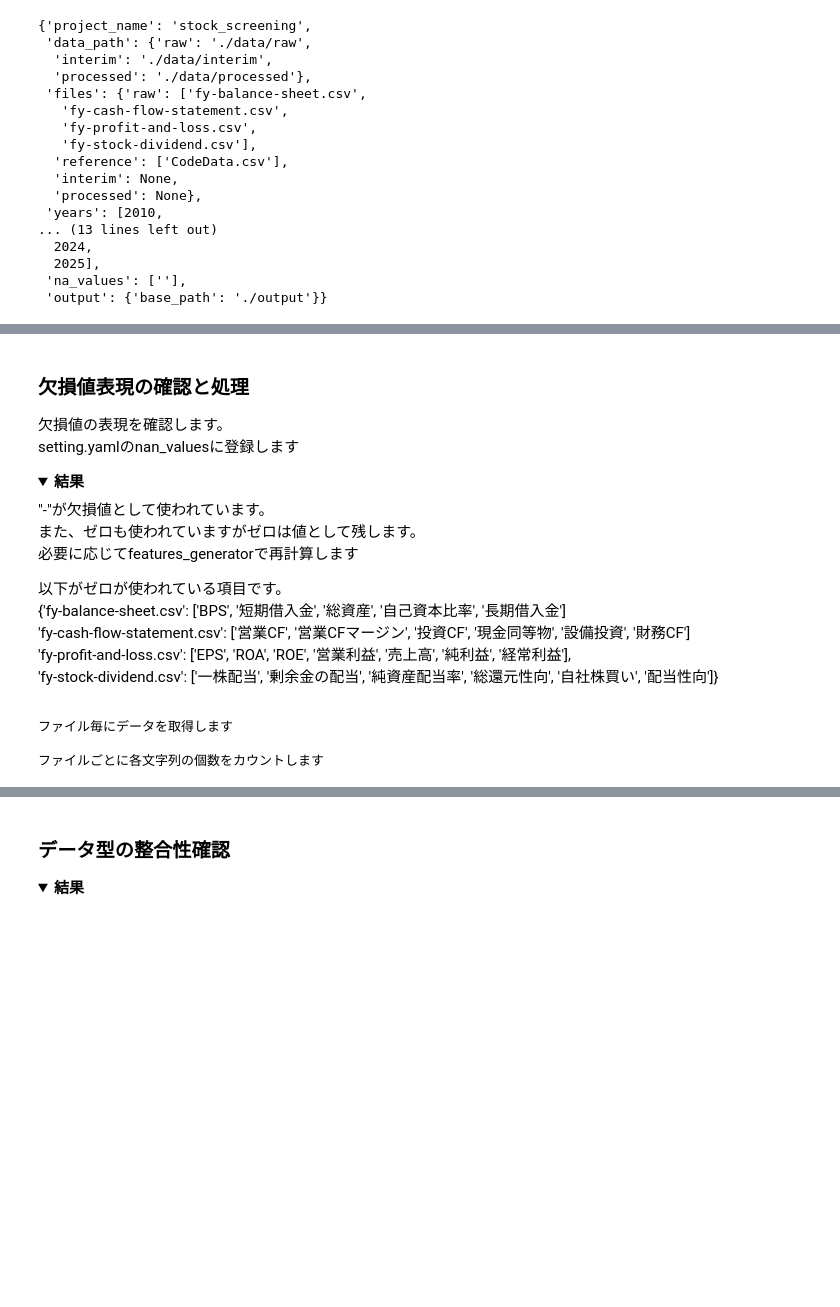
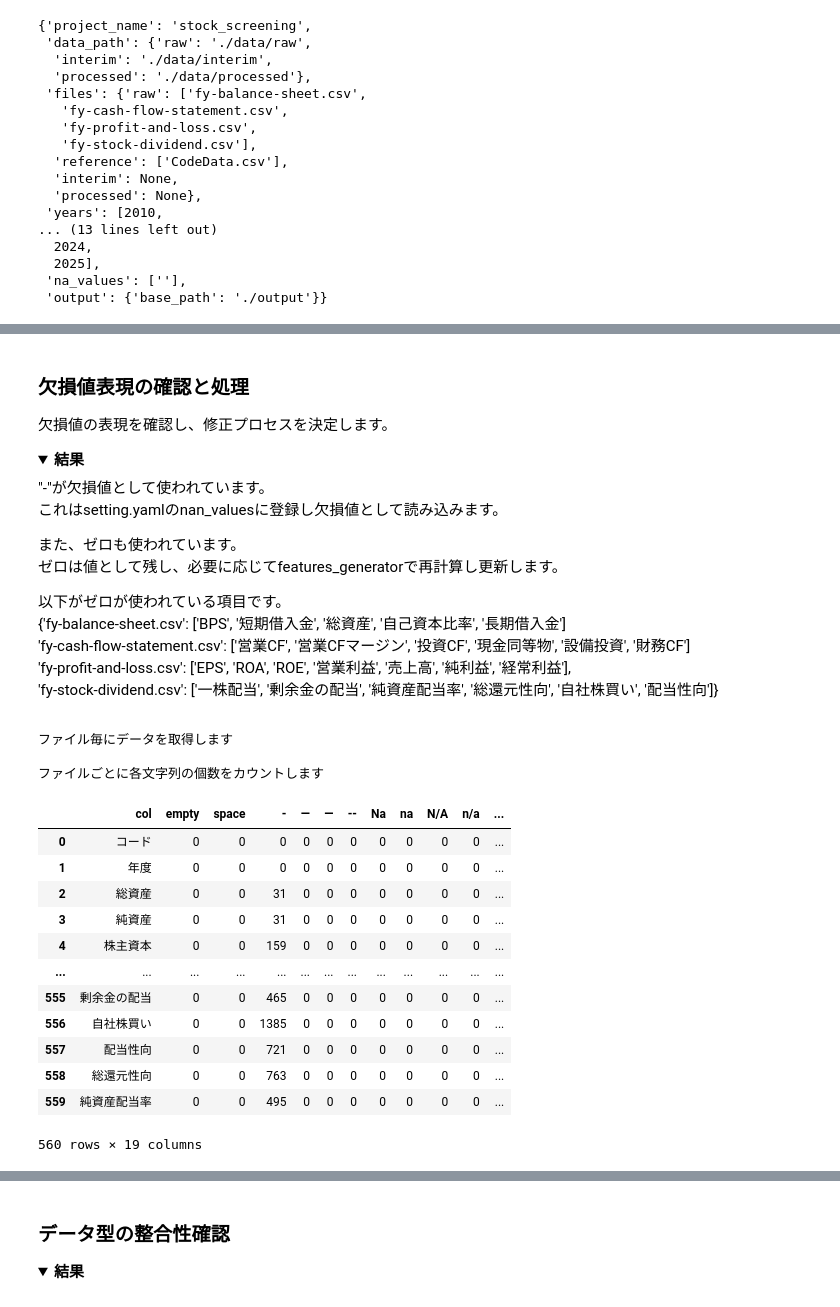
Before and after one commit to Tetibeam/003_stock_screening_preproc, a Jupyter notebook: 01_initial_creening.ipynb, the cells around one changed output, grey strips where cells are left out. Cells and saved outputs as stored; diff of their text form; code cells hidden in the pictures; folded sections open; blank space fills up the shorter version.

```diff
--- a/01_initial_creening.ipynb
+++ b/01_initial_creening.ipynb
@@ -55,21 +62,24 @@ display(settings)
 print("")
 print("ファイル毎にデータをロードします")
 df_DATAs_BY_ALL_FILEs = dl.load_data_by_files(
-    settings["data_path"]["raw"],settings["years"],settings["files"]["raw"],[""]
+    settings["data_path"]["raw"],settings["years"],settings["files"]["raw"]
 )
-#display(df_DATAs_BY_ALL_FILEs)
+display(df_DATAs_BY_ALL_FILEs)
 
 print("")
-print("エラーなくロードできているようです。次に欠けてるファイルがないか確認します")
-for (filename,year), df in df_DATAs_BY_ALL_FILEs.items():
-    if df.empty:
-        print(file,year,"データフレームが空です")
-    else:
-        #print("OK")
-        continue
+print("次に欠けてるファイルがないか確認します")
+def chk_file_missing(df_DATAs_BY_ALL_FILEs):
+    flg = True
+    for (filename,year), df in df_DATAs_BY_ALL_FILEs.items():
+        if df.empty:
+            print("❌ ".filename,year,"データフレームが空です")
+            flg = False
+    if flg:
+        print("✅ ファイル欠損はありません。")
+chk_file_missing(df_DATAs_BY_ALL_FILEs)
 
 print("")
-print("欠けているファイルはないようです、次に重複ファイルがないか確認します")
+print("重複ファイルがないか確認します")
 def df_hash(df, ignore_order=False):
     data_only = df.copy().fillna("").astype(str)
     if ignore_order:
@@ -94,6 +104,4 @@ else:
     print("✅ 重複データフレームはありません。")
 
 print("")
-print("重複しているファイルはないようです。")
-print("")
 print("データロードの確認を終了します。")
@@ -100,13 +134,15 @@ print("データロードの確認を終了します。")
 # %% [markdown]
 ### 欠損値表現の確認と処理
-欠損値の表現を確認します。
-setting.yamlのnan_valuesに登録します
+欠損値の表現を確認し、修正プロセスを決定します。
+
 <details>
 <summary><b>結果</b></summary>
 
 "-"が欠損値として使われています。
-また、ゼロも使われていますがゼロは値として残します。
-必要に応じてfeatures_generatorで再計算します
+これはsetting.yamlのnan_valuesに登録し欠損値として読み込みます。
+
+また、ゼロも使われています。
+ゼロは値として残し、必要に応じてfeatures_generatorで再計算し更新します。
 
 以下がゼロが使われている項目です。
 {'fy-balance-sheet.csv': ['BPS', '短期借入金', '総資産', '自己資本比率', '長期借入金']
@@ -118,44 +154,53 @@ setting.yamlのnan_valuesに登録します
 # 欠損値の表現確認
 print("")
 print("ファイル毎にデータを取得します")
 df_DATAs_BY_ALL_FILEs = dl.load_data_by_files(
-    settings["data_path"]["raw"],settings["years"],settings["files"]["raw"],[""]
+    settings["data_path"]["raw"],settings["years"],settings["files"]["raw"]
 )
 #display(df_DATAs_BY_ALL_FILEs)
 print("")
 print("ファイルごとに各文字列の個数をカウントします")
-COUNT_COLUMNS = ["col", "nan", "na", "n/a", "-", "--", "none", "0", "space", "empty", "alphabet"]
+COUNT_COLUMNS = ["col","empty", "space", "-", "―", "—", "--", "Na", "na", "N/A", "n/a", "None", "none", "NULL", "null", "0", "alphabet"]
 FINAL_COLUMNS = COUNT_COLUMNS + ["ファイル名", "会計年"] # 追跡を明確にするため
 df_placeholder_counts = pd.DataFrame(columns=FINAL_COLUMNS)
 current_index = 0
 for (filename,year), df in df_DATAs_BY_ALL_FILEs.items():
     for col in df:
         ser = df[col].fillna("")
         ser_str = ser.astype(str)
         #display(ser_str)
         row_data_tuple = (
             col,
-            (ser_str == 'nan').sum(),
-            (ser_str == 'na').sum(),
-            (ser_str == 'n/a').sum(),
-            (ser_str == '-').sum(),
-            (ser_str == '--').sum(),
-            (ser_str == 'none').sum(),
+            (ser_str == '').sum(), (ser_str == ' ').sum(),
+            (ser_str == '-').sum(), (ser_str == '―').sum(), (ser_str == '—').sum(), (ser_str == '--').sum(),
+            (ser_str == 'Na').sum(), (ser_str == 'na').sum(), (ser_str == 'N/A').sum(), (ser_str == 'n/a').sum(),
+            (ser_str == 'None').sum(), (ser_str == 'none').sum(), (ser_str == 'NULL').sum(), (ser_str == 'null').sum(),
             (ser_str == '0').sum(),
-            (ser_str == ' ').sum(),
-            (ser_str == '').sum(),
             ser_str.str.contains('[A-Za-z]', na=False).sum()
         )
         df_placeholder_counts.loc[current_index, COUNT_COLUMNS] = row_data_tuple
         df_placeholder_counts.loc[current_index, "ファイル名"] = filename
         df_placeholder_counts.loc[current_index, "会計年"] = year
 
         current_index += 1
-#display(df_placeholder_counts)
+display(df_placeholder_counts)
 # %% [output]
 ファイル毎にデータを取得します
 
 ファイルごとに各文字列の個数をカウントします
+|  | col | empty | space | - | ― | — | -- | Na | na | N/A | n/a | ... |
+| 0 | コード | 0 | 0 | 0 | 0 | 0 | 0 | 0 | 0 | 0 | 0 | ... |
+| 1 | 年度 | 0 | 0 | 0 | 0 | 0 | 0 | 0 | 0 | 0 | 0 | ... |
+| 2 | 総資産 | 0 | 0 | 31 | 0 | 0 | 0 | 0 | 0 | 0 | 0 | ... |
+| 3 | 純資産 | 0 | 0 | 31 | 0 | 0 | 0 | 0 | 0 | 0 | 0 | ... |
+| 4 | 株主資本 | 0 | 0 | 159 | 0 | 0 | 0 | 0 | 0 | 0 | 0 | ... |
+| ... | ... | ... | ... | ... | ... | ... | ... | ... | ... | ... | ... | ... |
+| 555 | 剰余金の配当 | 0 | 0 | 465 | 0 | 0 | 0 | 0 | 0 | 0 | 0 | ... |
+| 556 | 自社株買い | 0 | 0 | 1385 | 0 | 0 | 0 | 0 | 0 | 0 | 0 | ... |
+| 557 | 配当性向 | 0 | 0 | 721 | 0 | 0 | 0 | 0 | 0 | 0 | 0 | ... |
+| 558 | 総還元性向 | 0 | 0 | 763 | 0 | 0 | 0 | 0 | 0 | 0 | 0 | ... |
+| 559 | 純資産配当率 | 0 | 0 | 495 | 0 | 0 | 0 | 0 | 0 | 0 | 0 | ... |
+560 rows × 19 columns
 # %%
 print("")
 print("欠損値と疑われるコードを出力します。")
```
Also changed, not shown: parts of 7 cells of this notebook, 1 other file.
